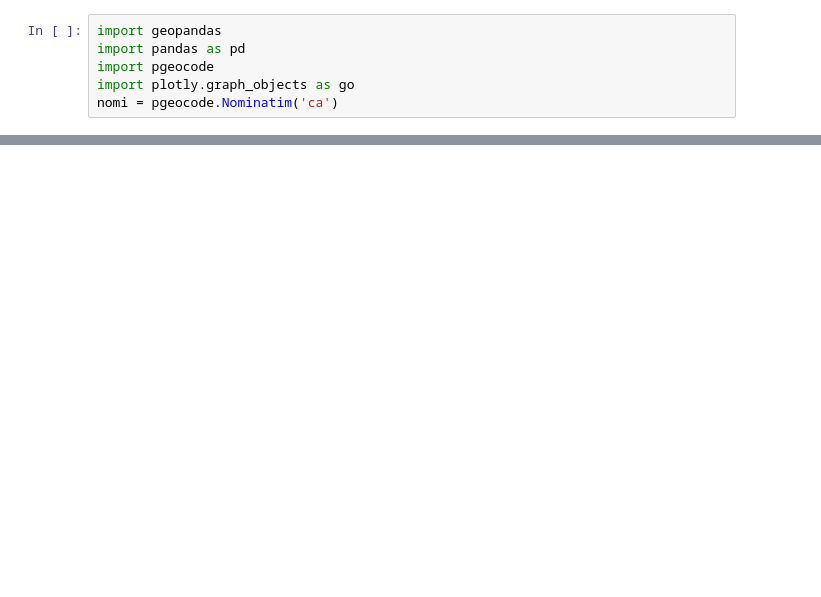
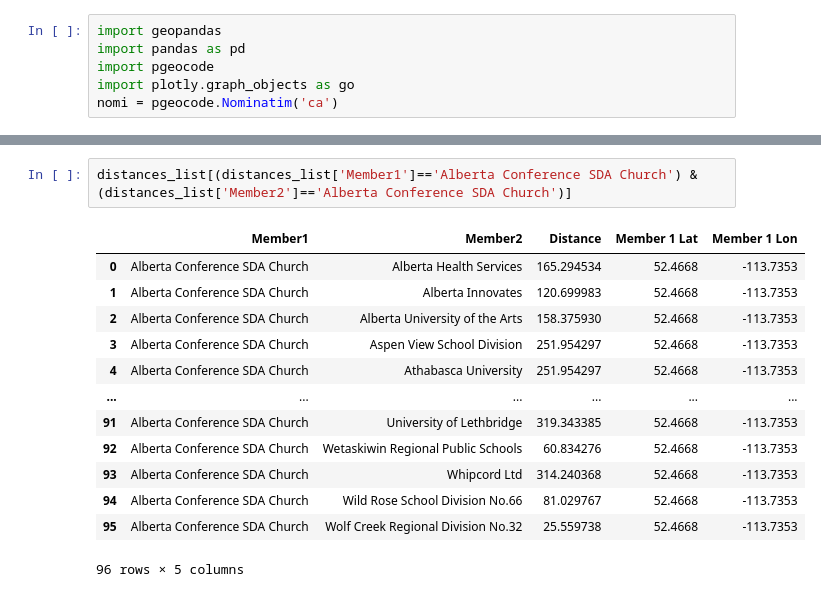
Before and after one commit to callysto/cybera-members, a Jupyter notebook: map/map.ipynb, the cells around one changed output, grey strips where cells are left out. Drawn from its saved outputs; the diff is of its cells as text; blank space fills up the shorter version.

```diff
--- a/map/map.ipynb
+++ b/map/map.ipynb
@@ -101,0 +187,16 @@ fig.write_image('membermap.svg')
+# %%
+distances_list[(distances_list['Member1']=='Alberta Conference SDA Church') & (distances_list['Member2']=='Alberta Conference SDA Church')]
+# %% [output]
+|  | Member1 | Member2 | Distance | Member 1 Lat | Member 1 Lon |
+| 0 | Alberta Conference SDA Church | Alberta Health Services | 165.294534 | 52.4668 | -113.7353 |
+| 1 | Alberta Conference SDA Church | Alberta Innovates | 120.699983 | 52.4668 | -113.7353 |
+| 2 | Alberta Conference SDA Church | Alberta University of the Arts | 158.375930 | 52.4668 | -113.7353 |
+| 3 | Alberta Conference SDA Church | Aspen View School Division | 251.954297 | 52.4668 | -113.7353 |
+| 4 | Alberta Conference SDA Church | Athabasca University | 251.954297 | 52.4668 | -113.7353 |
+| ... | ... | ... | ... | ... | ... |
+| 91 | Alberta Conference SDA Church | University of Lethbridge | 319.343385 | 52.4668 | -113.7353 |
+| 92 | Alberta Conference SDA Church | Wetaskiwin Regional Public Schools | 60.834276 | 52.4668 | -113.7353 |
+| 93 | Alberta Conference SDA Church | Whipcord Ltd | 314.240368 | 52.4668 | -113.7353 |
+| 94 | Alberta Conference SDA Church | Wild Rose School Division No.66 | 81.029767 | 52.4668 | -113.7353 |
+| 95 | Alberta Conference SDA Church | Wolf Creek Regional Division No.32 | 25.559738 | 52.4668 | -113.7353 |
+96 rows × 5 columns
```
Also changed, not shown: parts of 13 cells of this notebook.
